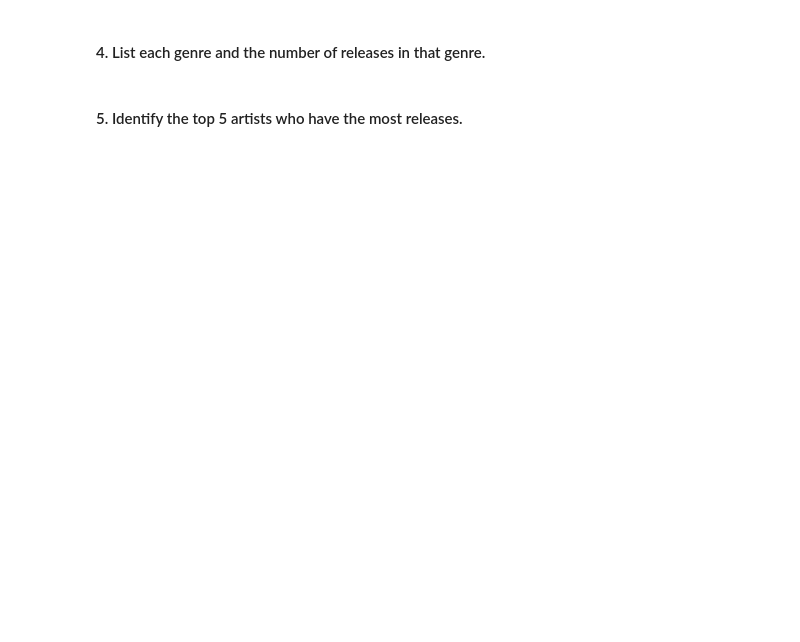
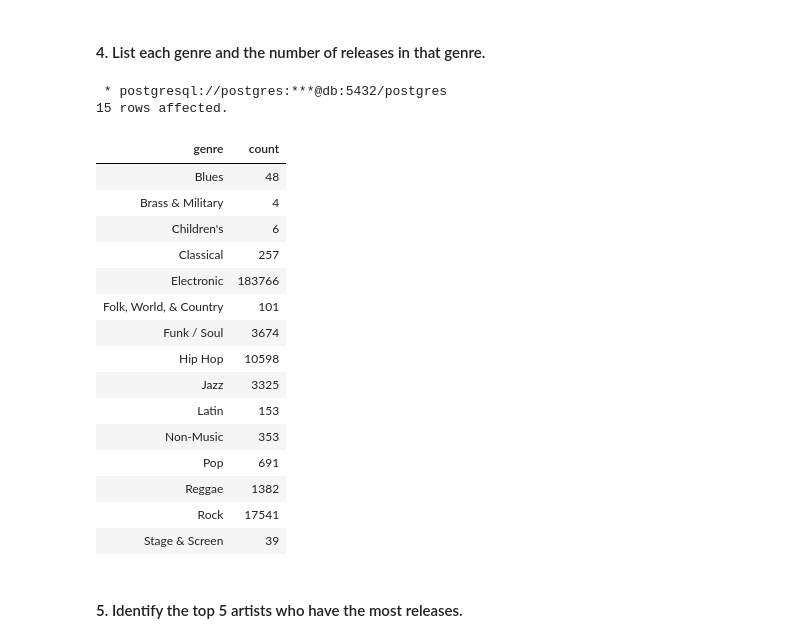
Before and after one commit to RumbleDB/bigdata-exercises, a Jupyter notebook: Big_Data/exercise01/Exercise01.ipynb, the cells around one changed output. Drawn from its saved outputs; the diff is of its cells as text; code cells hidden in the pictures; blank space fills up the shorter version.

```diff
--- a/Big_Data/exercise01/Exercise01.ipynb
+++ b/Big_Data/exercise01/Exercise01.ipynb
@@ -123,4 +251,33 @@ The following is a visual representation of the database schema for quick refere
 # %% [markdown]
 #### 4. List each genre and the number of releases in that genre.
+# %%
+%%sql
+SELECT
+    releases.genre,
+    COUNT(*)
+FROM
+    releases
+GROUP BY
+    releases.genre
+;
+# %% [output]
+ * postgresql://postgres:***@db:5432/postgres
+15 rows affected.
+| genre | count |
+| Blues | 48 |
+| Brass & Military | 4 |
+| Children's | 6 |
+| Classical | 257 |
+| Electronic | 183766 |
+| Folk, World, & Country | 101 |
+| Funk / Soul | 3674 |
+| Hip Hop | 10598 |
+| Jazz | 3325 |
+| Latin | 153 |
+| Non-Music | 353 |
+| Pop | 691 |
+| Reggae | 1382 |
+| Rock | 17541 |
+| Stage & Screen | 39 |
 # %% [markdown]
 #### 5. Identify the top 5 artists who have the most releases.
```
Also changed, not shown: parts of 27 cells of this notebook, 4 other files.
